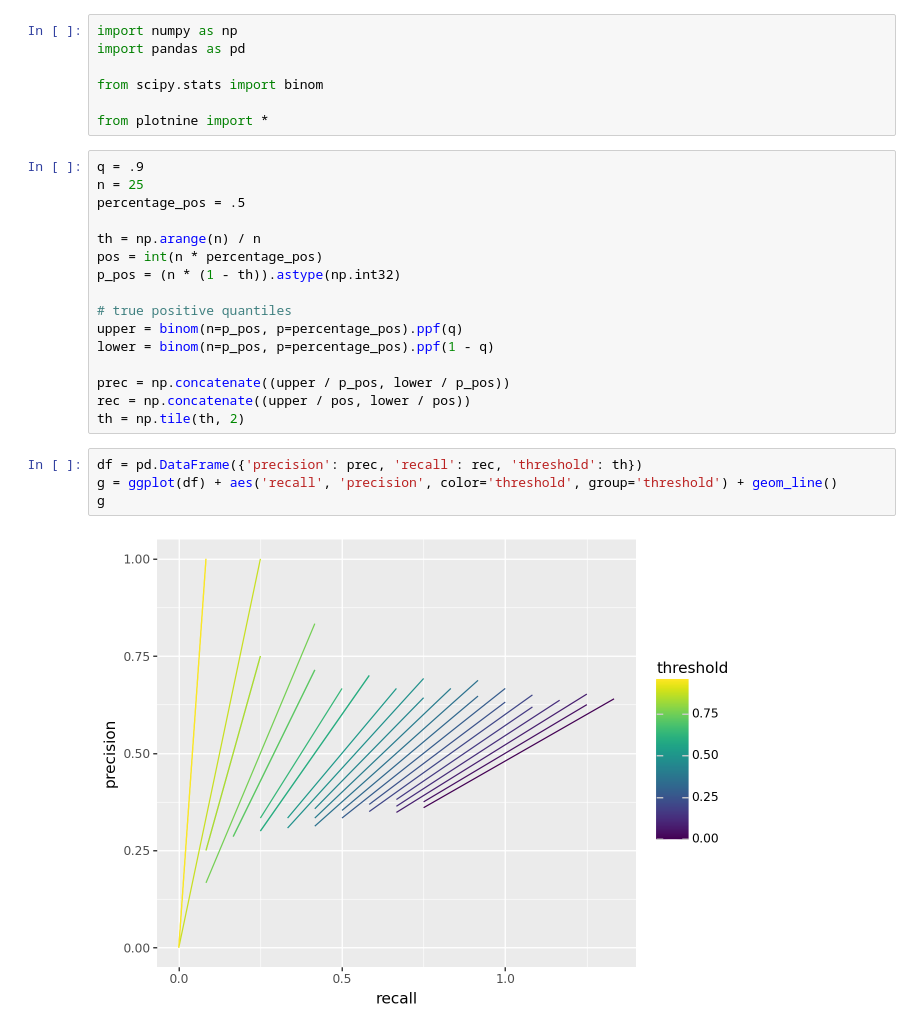
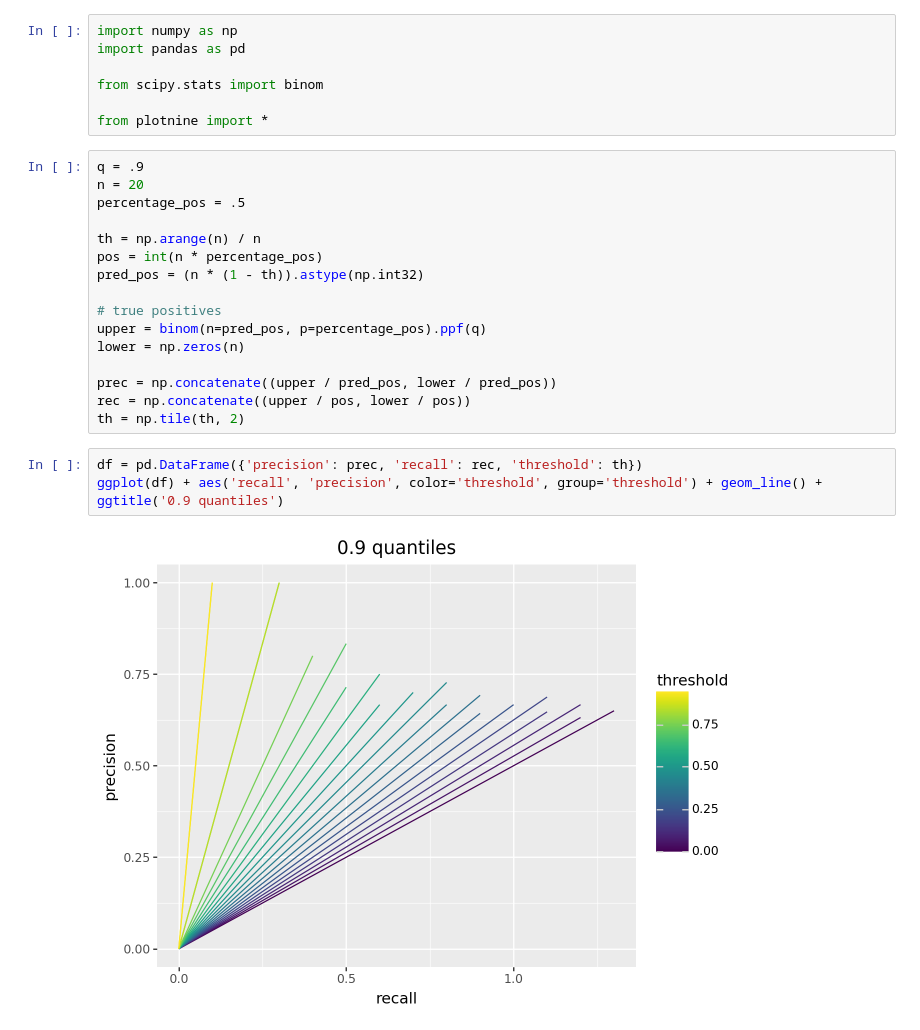
Before and after one commit to mart-mihkel/nullmodel-precision-recall, a Jupyter notebook: notebooks/notebook.ipynb, the cells around one changed output. Saved outputs shown, nothing was run; the diff lists cells and outputs as text.

Commit message:
quantiles

```diff
--- a/notebooks/notebook.ipynb
+++ b/notebooks/notebook.ipynb
@@ -7,23 +7,22 @@ from scipy.stats import binom
 from plotnine import *
 # %%
 q = .9
-n = 25
+n = 20
 percentage_pos = .5
 
 th = np.arange(n) / n
 pos = int(n * percentage_pos)
-p_pos = (n * (1 - th)).astype(np.int32)
+pred_pos = (n * (1 - th)).astype(np.int32)
 
-# true positive quantiles
-upper = binom(n=p_pos, p=percentage_pos).ppf(q)
-lower = binom(n=p_pos, p=percentage_pos).ppf(1 - q)
+# true positives
+upper = binom(n=pred_pos, p=percentage_pos).ppf(q)
+lower = np.zeros(n)
 
-prec = np.concatenate((upper / p_pos, lower / p_pos))
+prec = np.concatenate((upper / pred_pos, lower / pred_pos))
 rec = np.concatenate((upper / pos, lower / pos))
 th = np.tile(th, 2)
 # %%
 df = pd.DataFrame({'precision': prec, 'recall': rec, 'threshold': th})
-g = ggplot(df) + aes('recall', 'precision', color='threshold', group='threshold') + geom_line()
-g
+ggplot(df) + aes('recall', 'precision', color='threshold', group='threshold') + geom_line() + ggtitle('0.9 quantiles')
 # %% [output]
-[figure, old version]
+[figure, new version]
```
